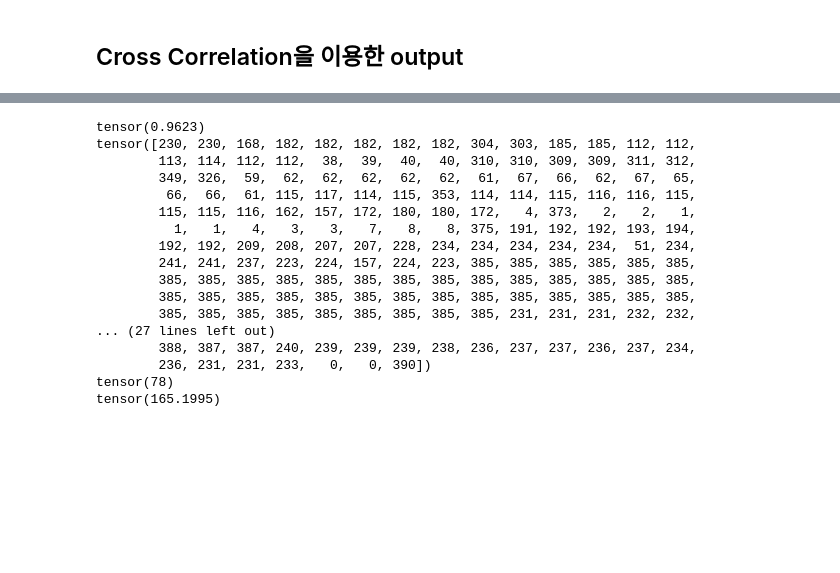
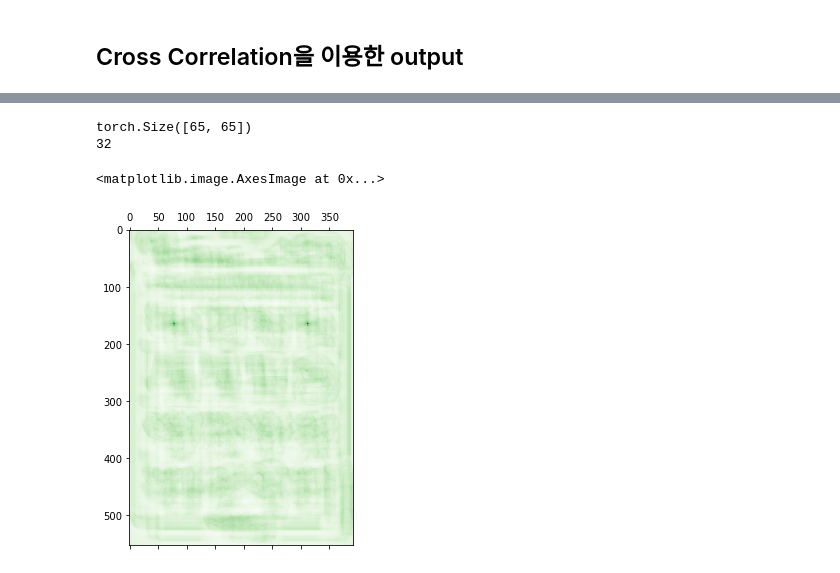
Before and after one commit to alzee03/object-detection-human-interface-media, a Jupyter notebook: find_same_picture.ipynb, the cells around one changed output, grey strips where cells are left out. Drawn from its saved outputs; the diff is of its cells as text; code cells hidden in the pictures; blank space fills up the shorter version.

```diff
--- a/find_same_picture.ipynb
+++ b/find_same_picture.ipynb
@@ -149,28 +140,18 @@ plt.matshow(out,cmap = 'Greens')
-# %%
-num_col = image_train.shape[1]
-print(out.max())
-print(out.argmax(dim = -1))
-ret = out.argmax()
-
-x =  ret % num_col
-y = ret / num_col
-print(x)
-print(y)
-# %% [output]
-tensor(0.9623)
-tensor([230, 230, 168, 182, 182, 182, 182, 182, 304, 303, 185, 185, 112, 112,
-        113, 114, 112, 112,  38,  39,  40,  40, 310, 310, 309, 309, 311, 312,
-        349, 326,  59,  62,  62,  62,  62,  62,  61,  67,  66,  62,  67,  65,
-         66,  66,  61, 115, 117, 114, 115, 353, 114, 114, 115, 116, 116, 115,
-        115, 115, 116, 162, 157, 172, 180, 180, 172,   4, 373,   2,   2,   1,
-          1,   1,   4,   3,   3,   7,   8,   8, 375, 191, 192, 192, 193, 194,
-        192, 192, 209, 208, 207, 207, 228, 234, 234, 234, 234, 234,  51, 234,
-        241, 241, 237, 223, 224, 157, 224, 223, 385, 385, 385, 385, 385, 385,
-        385, 385, 385, 385, 385, 385, 385, 385, 385, 385, 385, 385, 385, 385,
-        385, 385, 385, 385, 385, 385, 385, 385, 385, 385, 385, 385, 385, 385,
-        385, 385, 385, 385, 385, 385, 385, 385, 385, 231, 231, 231, 232, 232,
-... (27 lines left out)
-        388, 387, 387, 240, 239, 239, 239, 238, 236, 237, 237, 236, 237, 234,
-        236, 231, 231, 233,   0,   0, 390])
-tensor(78)
-tensor(165.1995)
+# %%
+print(image_target_gray.shape)
+num_train_row = image_train.shape[0]
+num_train_col = image_train.shape[1]
+num_target_row = image_target_gray.shape[0]
+num_target_col = image_target_gray.shape[1]
+
+padding = num_target_col // 2
+print(padding)
+out = cross_correlation(image = image_train_gray,window = image_target_gray,stride = 1, pad = padding)
+#결과 값 중 가장 높은 것의 인덱스를 가져옴
+plt.matshow(out,cmap = 'Greens') # colormap을 이용해서 cross correlation 값이 높은 곳을 나타냄,
+# 색이 진할 수록 높은것
+# %% [output]
+torch.Size([65, 65])
+32
+<matplotlib.image.AxesImage at 0x...>
+[figure, added]
```
Also changed, not shown: parts of 10 cells of this notebook.
